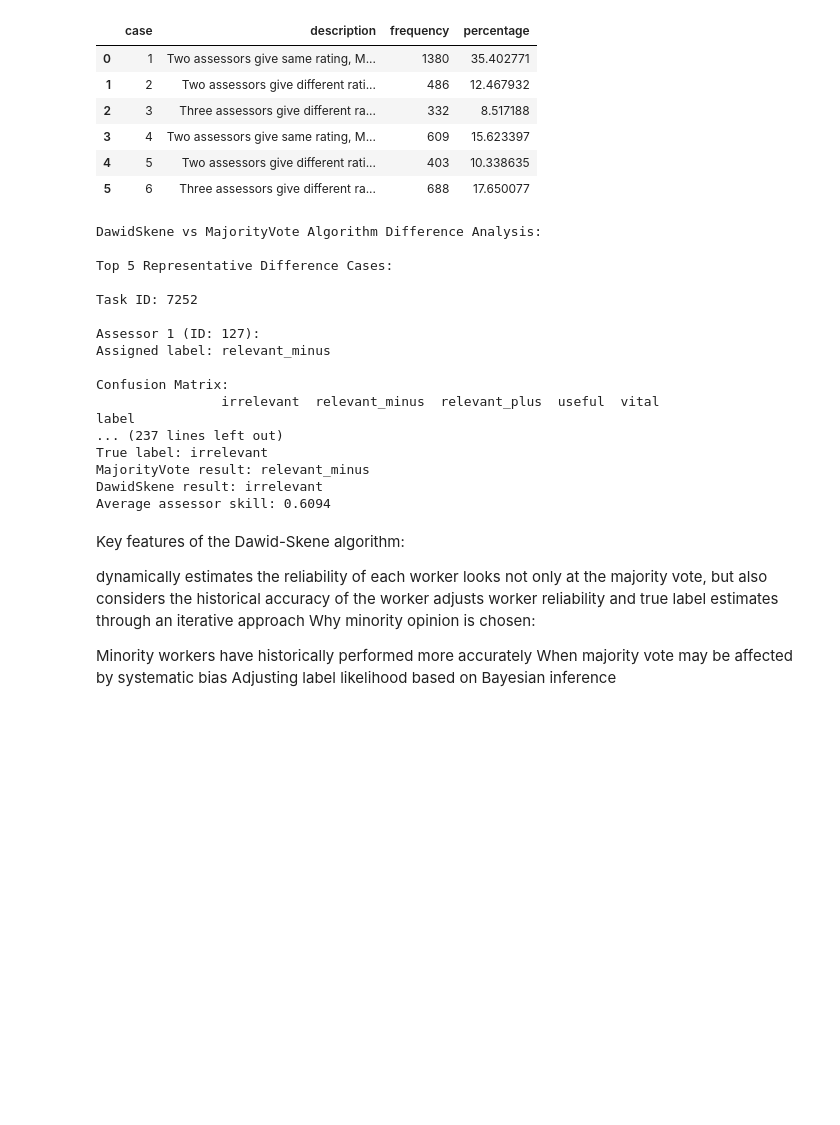
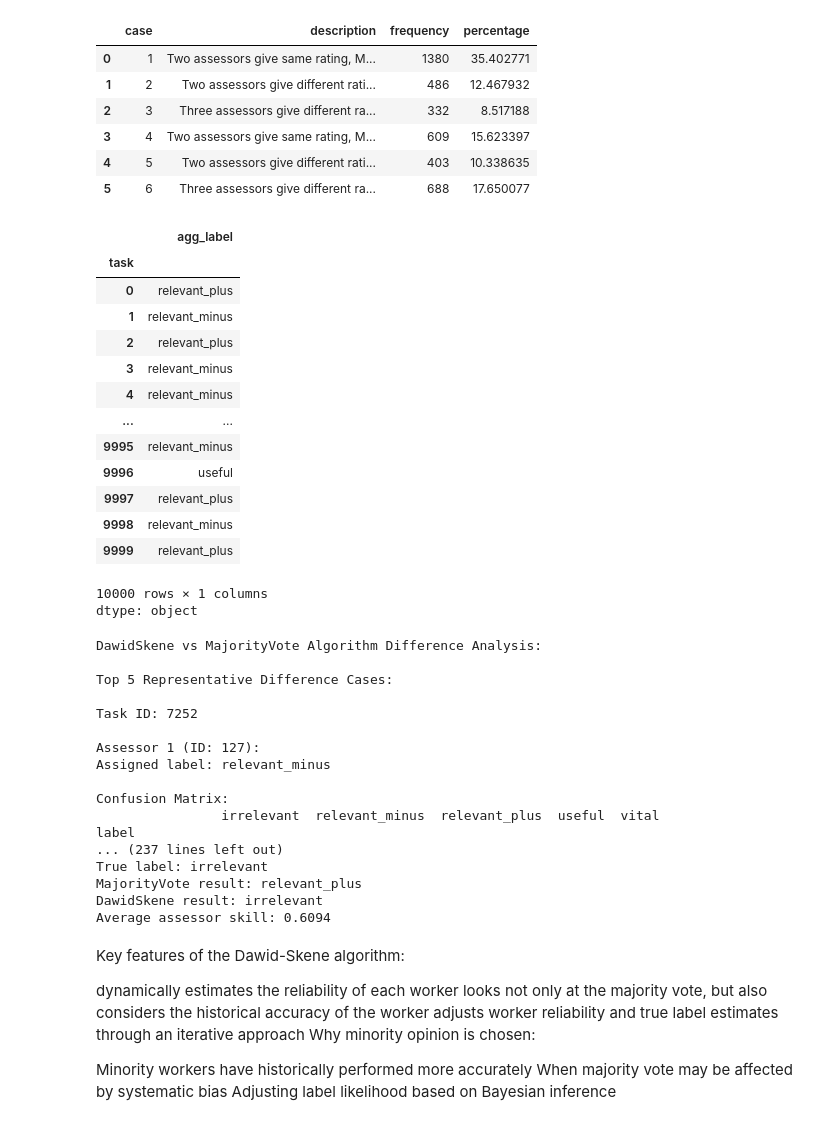
Before and after one commit to guanzi96/spbu-machine-learning-tasks, a Jupyter notebook: hm5_simulated_search_quality_assessment.ipynb, the cells around one changed output. Drawn from its saved outputs; the diff is of its cells as text; code cells hidden in the pictures; blank space fills up the shorter version.

```diff
--- a/hm5_simulated_search_quality_assessment.ipynb
+++ b/hm5_simulated_search_quality_assessment.ipynb
@@ -286,6 +286,24 @@ summary_df
 | 3 | 4 | Two assessors give same rating, M... | 609 | 15.623397 |
 | 4 | 5 | Two assessors give different rati... | 403 | 10.338635 |
 | 5 | 6 | Three assessors give different ra... | 688 | 17.650077 |
+# %%
+mv_result
+# %% [output]
+|  | agg_label |
+| task |  |
+| 0 | relevant_plus |
+| 1 | relevant_minus |
+| 2 | relevant_plus |
+| 3 | relevant_minus |
+| 4 | relevant_minus |
+| ... | ... |
+| 9995 | relevant_minus |
+| 9996 | useful |
+| 9997 | relevant_plus |
+| 9998 | relevant_minus |
+| 9999 | relevant_plus |
+10000 rows × 1 columns
+dtype: object
 # %%
 def analyze_assessor_performance(
     data: pd.DataFrame,
@@ -400,7 +418,7 @@ def detailed_algorithm_comparison(data, mv_result, ds_result, worker_credibility
                   f"of {len(sorted_skills)}")
         print("\nConclusion:")
         print(f"True label: {case['true_label']}")
-        print(f"MajorityVote result: {mv_predictions[case['task']]}")
+        print(f"MajorityVote result: {mv_result[task]}")
         print(f"DawidSkene result: {ds_predictions[case['task']]}")
         print(f"Average assessor skill: {mv_skills.loc[assessors, 'skill'].mean():.4f}")
 
@@ -421,7 +439,7 @@ Confusion Matrix:
 label
 ... (237 lines left out)
 True label: irrelevant
-MajorityVote result: relevant_minus
+MajorityVote result: relevant_plus
 DawidSkene result: irrelevant
 Average assessor skill: 0.6094
 # %% [markdown]
```
